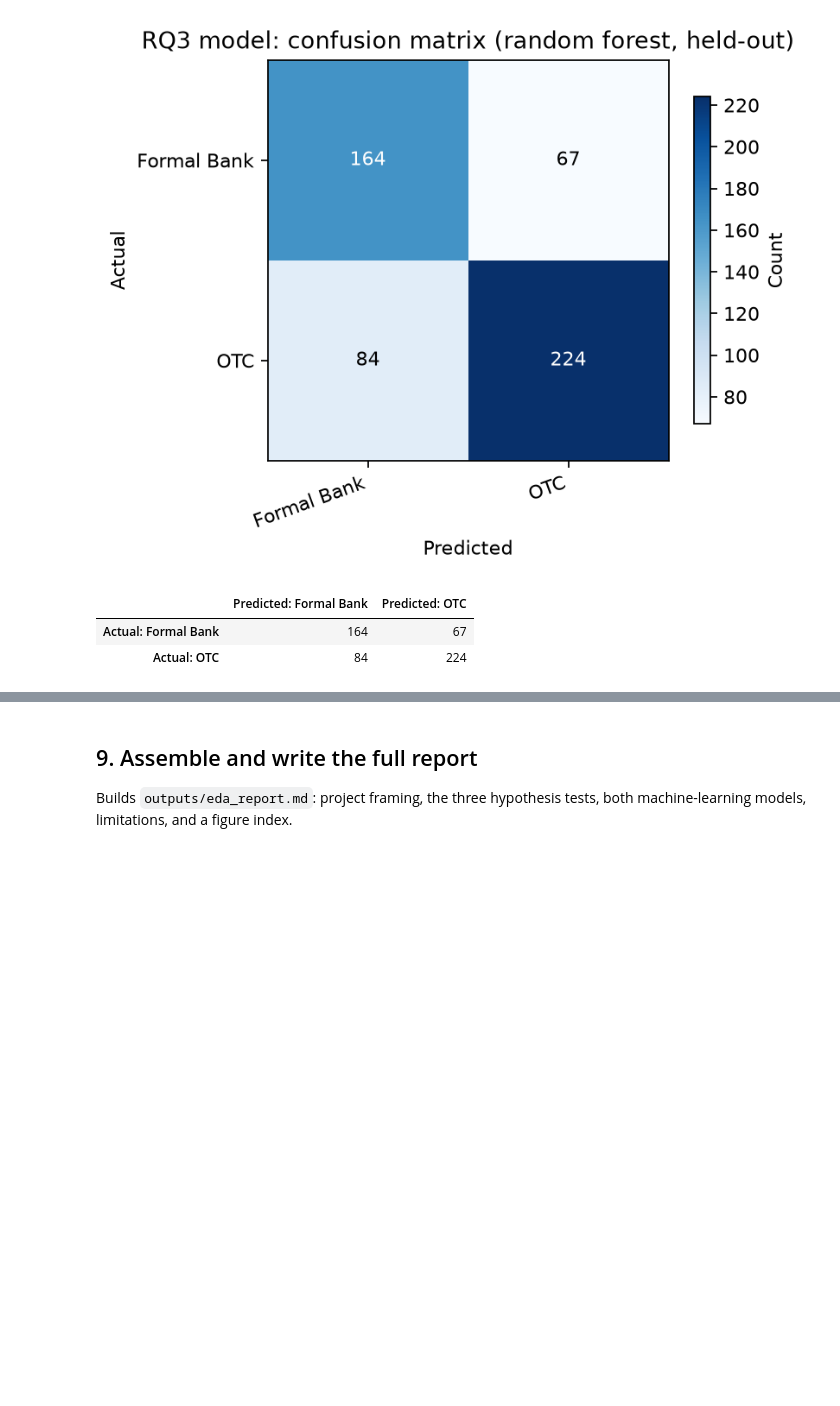
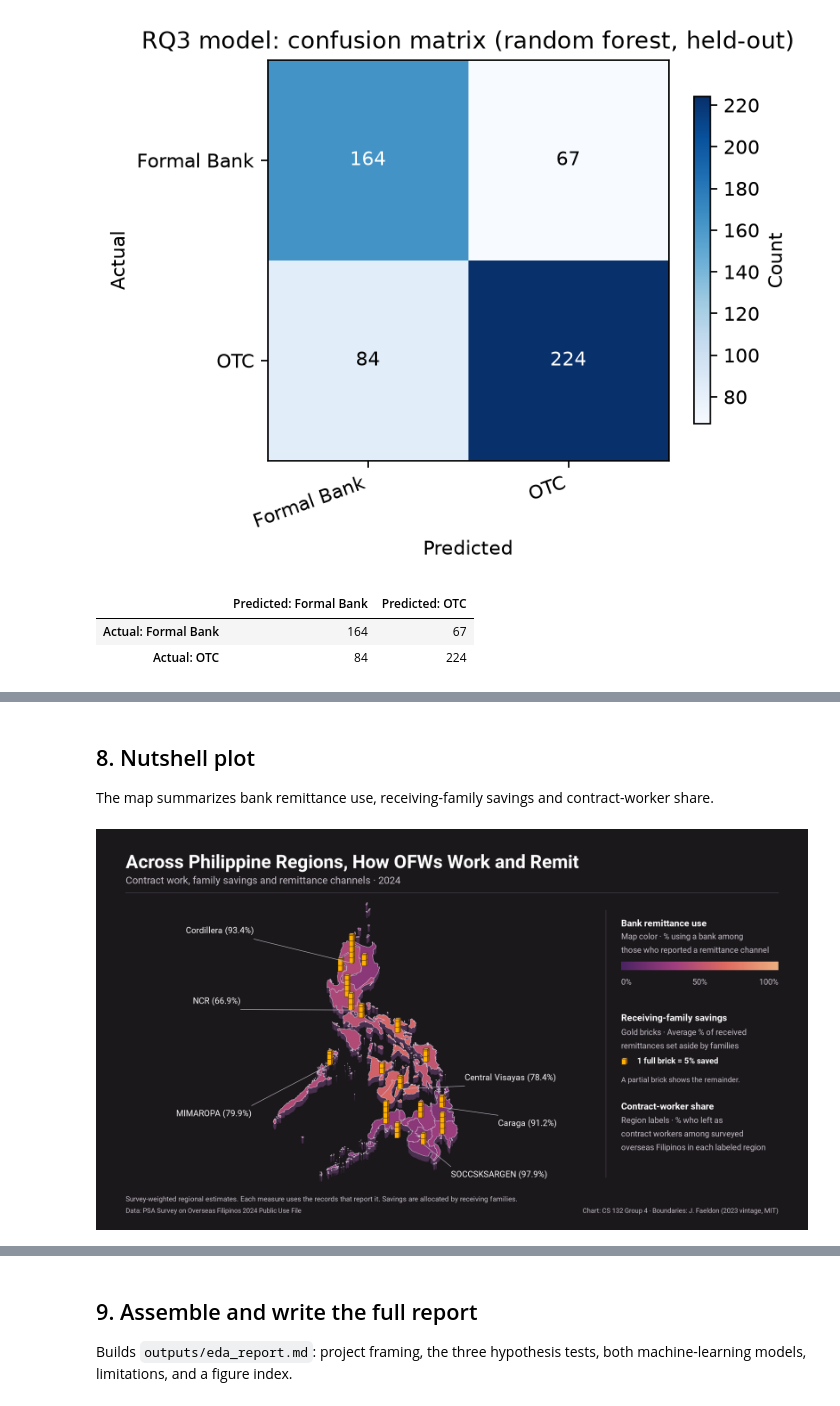
Before and after one commit to chry607/cs132, a Jupyter notebook: main.ipynb, the cells around one changed output, grey strips where cells are left out. Cells and saved outputs as stored; diff of their text form; code cells hidden in the pictures; blank space fills up the shorter version.

Commit message:
Update Section 8 nutshell plot

```diff
--- a/main.ipynb
+++ b/main.ipynb
@@ -792,0 +740,4 @@ display(Image(filename=str(OUT / "nutshell.png")))
+# %% [markdown]
+## 8. Nutshell plot
+
+The map summarizes bank remittance use, receiving-family savings and contract-worker share.
@@ -792,0 +1062,40 @@ display(Image(filename=str(OUT / "nutshell.png")))
+# %%
+if NUTSHELL_PREVIEW_THEME not in NUTSHELL_THEMES:
+    raise ValueError("Choose 'course' or 'deck' as NUTSHELL_PREVIEW_THEME.")
+
+NUTSHELL_OUTPUT_DIR.mkdir(parents=True, exist_ok=True)
+nutshell_paths, nutshell_centers = nutshell_map_paths(
+    json.loads(nutshell_asset_bytes[NUTSHELL_GEOGRAPHY]), nutshell_values
+)
+nutshell_exports = {}
+
+def nutshell_render_font(weight):
+    source = NUTSHELL_FONT_FILES[weight]
+    font_path = NUTSHELL_REPO_ASSETS / source
+    if not font_path.is_file():
+        font_path = NUTSHELL_OUTPUT_DIR / ".nutshell-fonts" / Path(source).name
+        font_path.parent.mkdir(exist_ok=True)
+        if not font_path.is_file():
+            font_path.write_bytes(nutshell_asset_bytes[source])
+    return font_manager.FontProperties(family="Roboto", fname=str(font_path), weight=weight)
+
+
+nutshell_fonts = {weight: nutshell_render_font(weight) for weight in (400, 700)}
+for name, theme in NUTSHELL_THEMES.items():
+    with plt.rc_context({
+        "font.family": theme["font"], "pdf.fonttype": 42, "svg.fonttype": "none",
+    }):
+        figure = nutshell_plot(
+            nutshell_values, nutshell_paths, nutshell_centers, theme, nutshell_fonts
+        )
+        stem = NUTSHELL_OUTPUT_DIR / theme["stem"]
+        files = {extension: stem.with_suffix(f".{extension}")
+                 for extension in ("png", "pdf", "svg")}
+        for file in files.values():
+            figure.savefig(file, dpi=300, facecolor=theme["background"])
+        plt.close(figure)
+        nutshell_exports[name] = files
+
+display(Image(filename=str(nutshell_exports[NUTSHELL_PREVIEW_THEME]["png"])))
+# %% [output]
+[figure, added]
```
Also changed, not shown: parts of 8 cells of this notebook.
